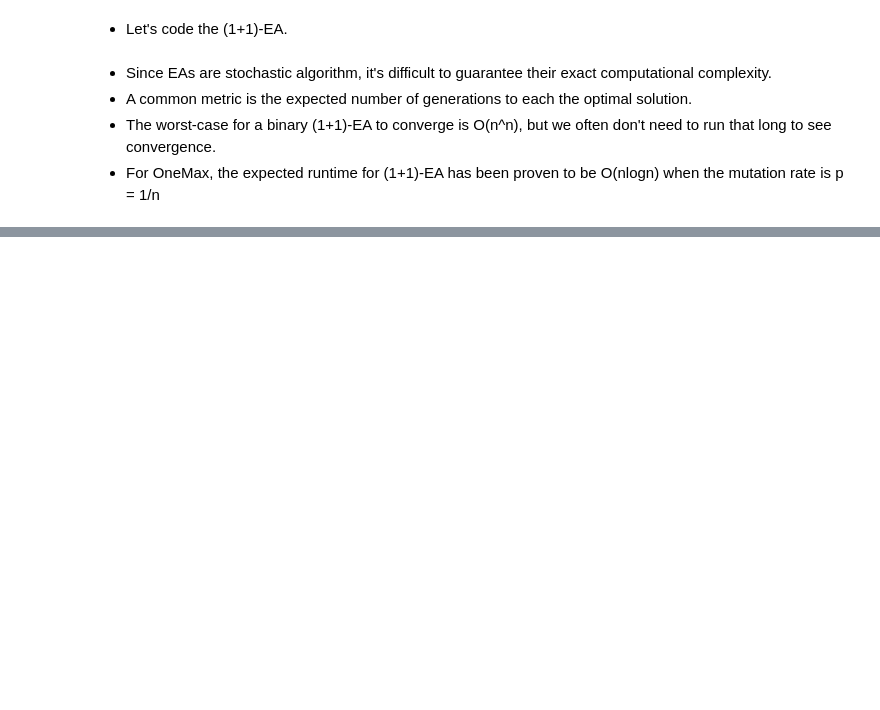
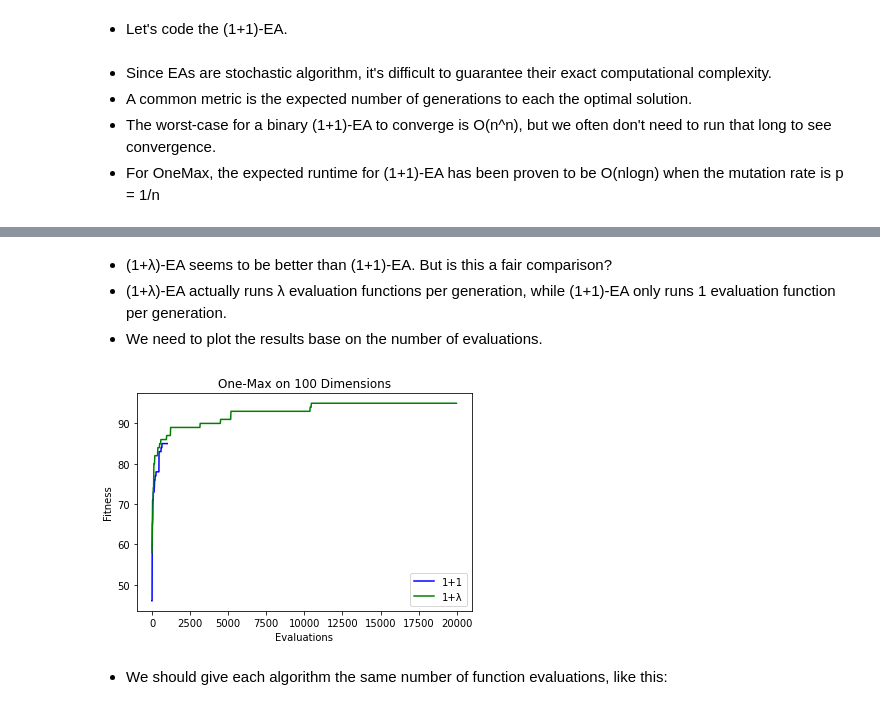
Before and after one commit to HendrickPhan/Evolution-Algorithm-Exercises, a Jupyter notebook: exer_1/BT1_220101024.ipynb, the cells around one changed output, grey strips where cells are left out. Drawn from its saved outputs; the diff is of its cells as text; code cells hidden in the pictures; blank space fills up the shorter version.

```diff
--- a/exer_1/BT1_220101024.ipynb
+++ b/exer_1/BT1_220101024.ipynb
@@ -171,0 +290,15 @@ TypeError: 'module' object is not callable
+# %% [markdown]
+- (1+λ)-EA seems to be better than (1+1)-EA. But is this a fair comparison?
+- (1+λ)-EA actually runs λ evaluation functions per generation, while (1+1)-EA only runs 1 evaluation function per generation.
+- We need to plot the results base on the number of evaluations.
+# %%
+plt.plot(fits_1, label="1+1", color='b')
+plt.plot(np.arange(1,n_gens*𝜆,𝜆), fits_𝜆, label="1+λ", color='g')
+plt.xlabel("Evaluations")
+plt.ylabel("Fitness")
+plt.title(f"One-Max on {n} Dimensions")
+plt.legend();
+# %% [output]
+[figure, added]
+# %% [markdown]
+- We should give each algorithm the same number of function evaluations, like this:
```
Also changed, not shown: parts of 48 cells of this notebook, 1 other file.
